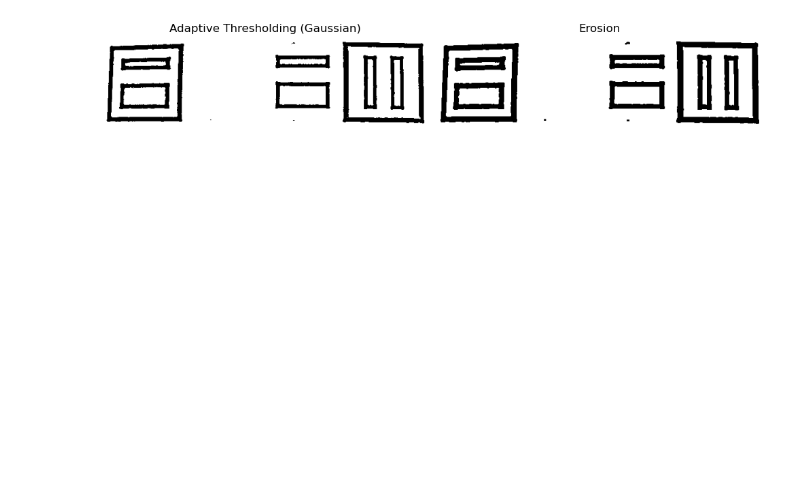
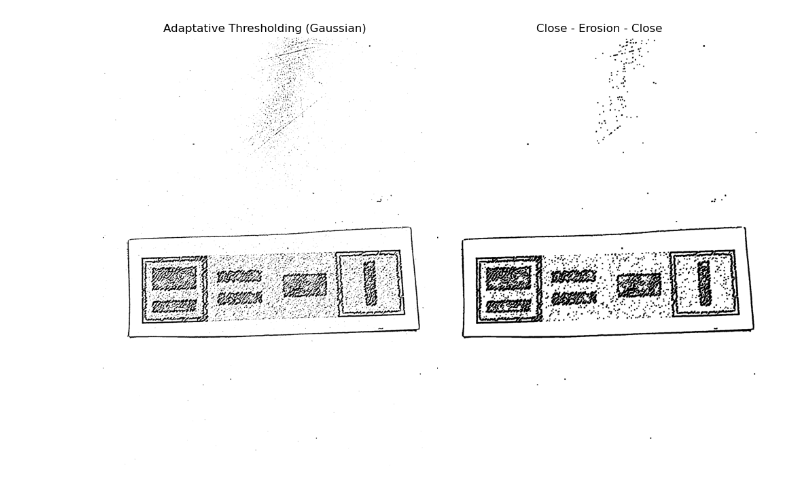
Before and after one commit to miguelable/PSM_OpenCV, a Jupyter notebook: decodification.ipynb, the cells around one changed output. Saved outputs shown, nothing was run; the diff lists cells and outputs as text; code cells hidden in the pictures; blank space fills up the shorter version.

Commit message:
cierre y erosión, preprocesado antes de sacar los contornos

```diff
--- a/decodification.ipynb
+++ b/decodification.ipynb
@@ -11,7 +11,7 @@ from sklearn.preprocessing import MinMaxScaler
 %matplotlib inline
 # %%
 # Load the image
-image = cv2.imread("img/extracted_image_1.jpg")
+image = cv2.imread("img/ejemplo3.jpg")
 image_rgb = cv2.cvtColor(image, cv2.COLOR_BGR2RGB)
 image_gray = cv2.cvtColor(image_rgb, cv2.COLOR_RGB2GRAY)
 
@@ -37,21 +39,28 @@ plt.show()
 # %%
 # Apply adaptive thresholding
 threshold = 2
 image_threshold_gaussian = cv2.adaptiveThreshold(image_blur_gaussian, 255, cv2.ADAPTIVE_THRESH_GAUSSIAN_C, cv2.THRESH_BINARY, 11, threshold)
-
+# _, imagen_umbralizada = cv2.threshold(image_blur_gaussian, 100, 255, cv2.THRESH_BINARY + cv2.THRESH_OTSU)
 # To smooth the borders of the image, we can apply morphological operations such as erosion and dilation.
 # Apply morphological operations
+# kernel = np.ones((3, 3), np.uint8)
+# image_erode = cv2.erode(image_threshold_gaussian, kernel, iterations=1)
+# Suavizado de la imagen para borrar puntos (filtro de media 3x3)
+# imagen_suavizada = cv2.medianBlur(imagen_umbralizada, 7)
+
+# Cierre de la imagen
 kernel = np.ones((3, 3), np.uint8)
-image_erode = cv2.erode(image_threshold_gaussian, kernel, iterations=1)
-
+imagen_cerrada = cv2.morphologyEx(image_threshold_gaussian,cv2.MORPH_CLOSE, kernel)
+image_erode = cv2.erode(imagen_cerrada, kernel, iterations=1)
+imagen_cerrada_2 = cv2.morphologyEx(image_erode,cv2.MORPH_CLOSE, kernel)
 # Display the images
 plt.figure(figsize=(10, 10))
-plt.subplot(1, 2, 1); plt.imshow(image_threshold_gaussian, cmap='gray'); plt.axis('off'); plt.title('Adaptive Thresholding (Gaussian)')
-plt.subplot(1, 2, 2); plt.imshow(image_erode, cmap='gray'); plt.axis('off'); plt.title('Erosion')
+plt.subplot(1, 2, 1); plt.imshow(image_threshold_gaussian, cmap='gray'); plt.axis('off'); plt.title('Adaptative Thresholding (Gaussian)')
+plt.subplot(1, 2, 2); plt.imshow(imagen_cerrada_2, cmap='gray'); plt.axis('off'); plt.title('Close - Erosion - Close')
 plt.tight_layout()
 plt.show()
 # %% [output]
-[figure, old version]
+[figure, new version]
 # %%
 # Get the contours of the image
 contours, _ = cv2.findContours(image_erode, cv2.RETR_TREE, cv2.CHAIN_APPROX_NONE)
```
Also changed, not shown: parts of 10 cells of this notebook, 9 other files.
